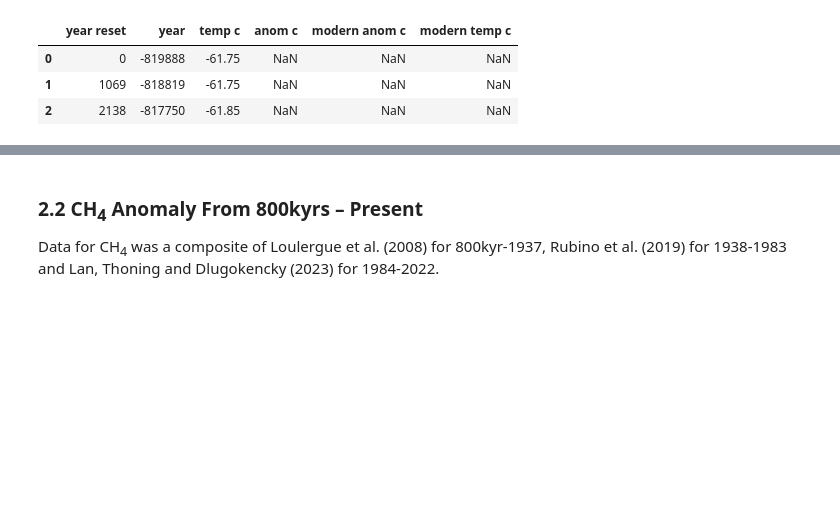
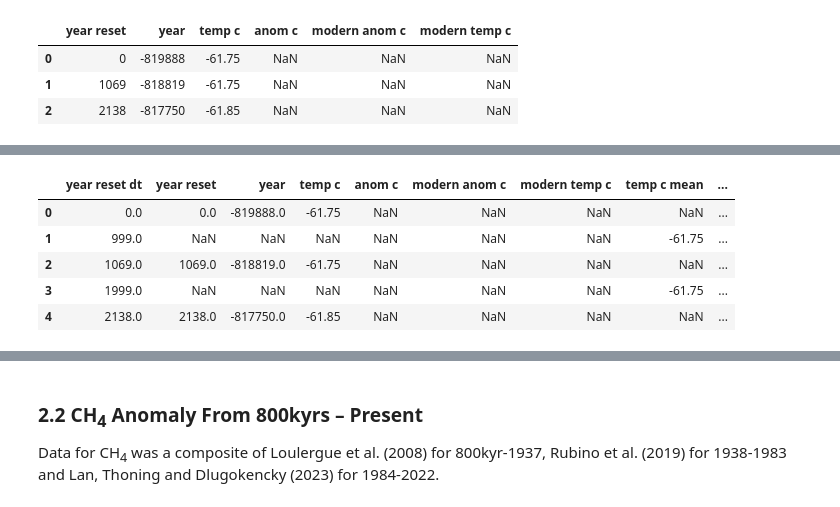
Before and after one commit to nurbujang/2progdaw23, a Jupyter notebook: project2.ipynb, the cells around one changed output, grey strips where cells are left out. Drawn from its saved outputs; the diff is of its cells as text; code cells hidden in the pictures; blank space fills up the shorter version.

```diff
--- a/project2.ipynb
+++ b/project2.ipynb
@@ -500,2 +486,3 @@ df
 # %%
 resampled = df.resample('1000Y')['temp c'].mean().to_frame(name='temp c mean')
+resampled.index = resampled.index.asfreq(df.index.freq)
@@ -502,2 +503,10 @@ resampled = df.resample('1000Y')['temp c'].mean().to_frame(name='temp c mean')
 # %%
-resampled_float = resampled.reset_index().astype(str).astype(float)
+df_with_mean = df_with_mean.reset_index().astype(str).astype(float)
+df_with_mean.head()
+# %% [output]
+|  | year reset dt | year reset | year | temp c | anom c | modern anom c | modern temp c | temp c mean | ... |
+| 0 | 0.0 | 0.0 | -819888.0 | -61.75 | NaN | NaN | NaN | NaN | ... |
+| 1 | 999.0 | NaN | NaN | NaN | NaN | NaN | NaN | -61.75 | ... |
+| 2 | 1069.0 | 1069.0 | -818819.0 | -61.75 | NaN | NaN | NaN | NaN | ... |
+| 3 | 1999.0 | NaN | NaN | NaN | NaN | NaN | NaN | -61.75 | ... |
+| 4 | 2138.0 | 2138.0 | -817750.0 | -61.85 | NaN | NaN | NaN | NaN | ... |
```
Also changed, not shown: parts of 17 cells of this notebook, 1 other file.
